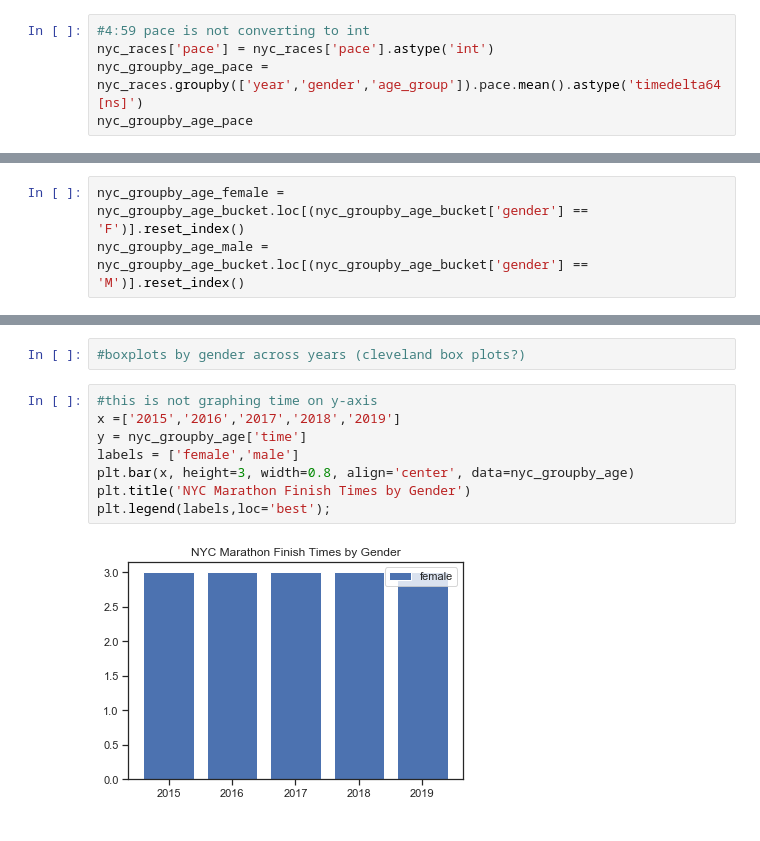
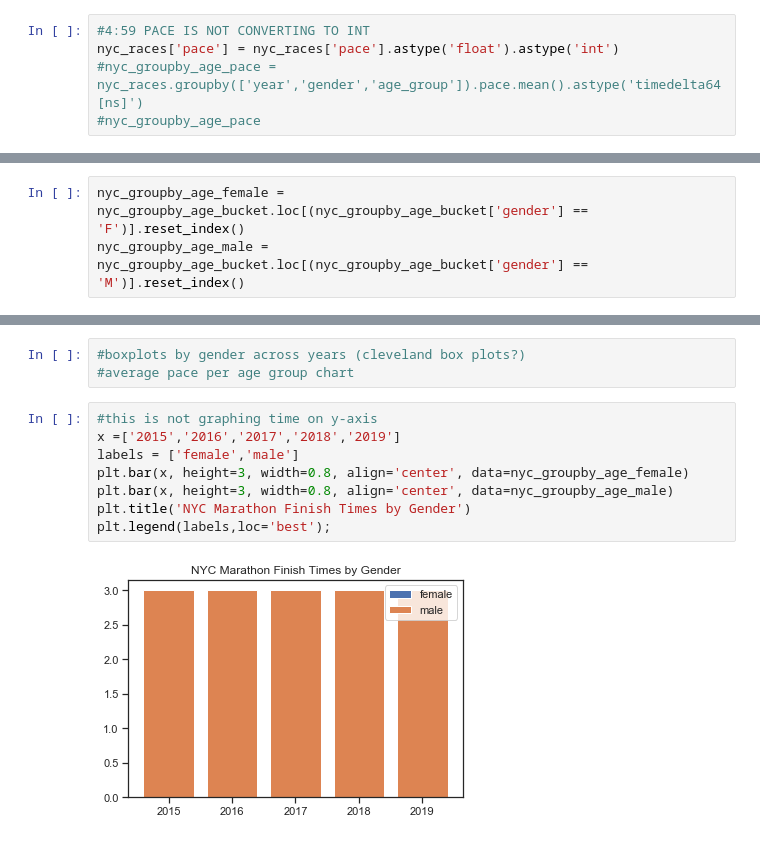
Before and after one commit to nmuldowney/nyc-marathon-capstone, a Jupyter notebook: notebooks/all_marathons_eda.ipynb, the cells around one changed output, grey strips where cells are left out. Cells and saved outputs as stored; diff of their text form.

```diff
--- a/notebooks/all_marathons_eda.ipynb
+++ b/notebooks/all_marathons_eda.ipynb
@@ -262,7 +319,7 @@ Colors from website
   -  background-color: #fff;
 # %%
-#4:59 pace is not converting to int
-nyc_races['pace'] = nyc_races['pace'].astype('int')
-nyc_groupby_age_pace = nyc_races.groupby(['year','gender','age_group']).pace.mean().astype('timedelta64[ns]')
-nyc_groupby_age_pace
+#4:59 PACE IS NOT CONVERTING TO INT
+nyc_races['pace'] = nyc_races['pace'].astype('float').astype('int')
+#nyc_groupby_age_pace = nyc_races.groupby(['year','gender','age_group']).pace.mean().astype('timedelta64[ns]')
+#nyc_groupby_age_pace
 # %% [output]
@@ -354,13 +412,14 @@ plt.show()
 [figure]
 # %%
 #boxplots by gender across years (cleveland box plots?)
+#average pace per age group chart
 # %%
 #this is not graphing time on y-axis
 x =['2015','2016','2017','2018','2019']
-y = nyc_groupby_age['time']
 labels = ['female','male']
-plt.bar(x, height=3, width=0.8, align='center', data=nyc_groupby_age)
+plt.bar(x, height=3, width=0.8, align='center', data=nyc_groupby_age_female)
+plt.bar(x, height=3, width=0.8, align='center', data=nyc_groupby_age_male)
 plt.title('NYC Marathon Finish Times by Gender')
 plt.legend(labels,loc='best');
 # %% [output]
-[figure, old version]
+[figure, new version]
```
Also changed, not shown: parts of 11 cells of this notebook, 4 other files.
